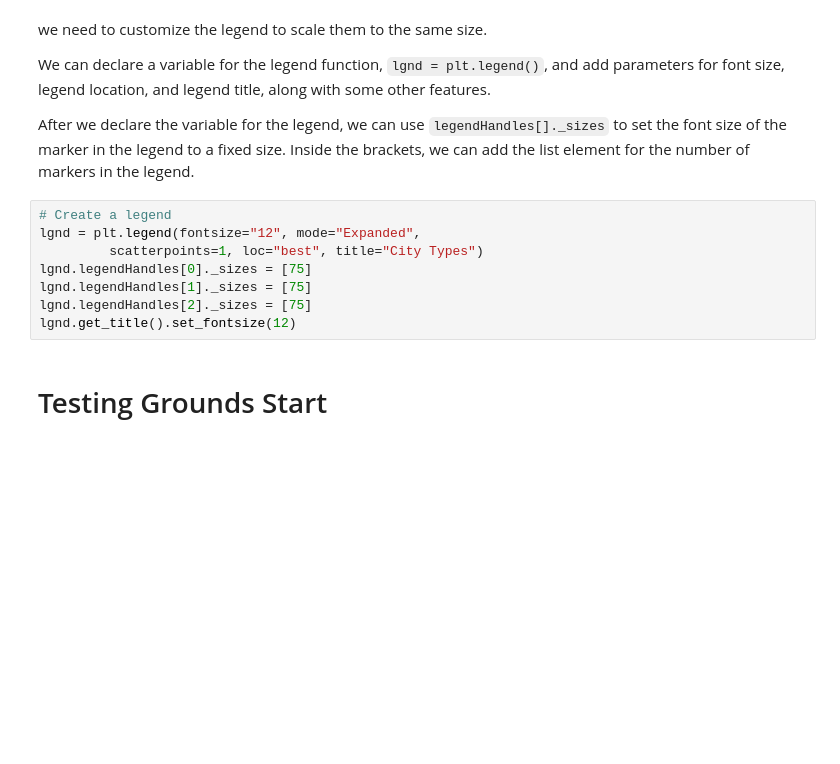
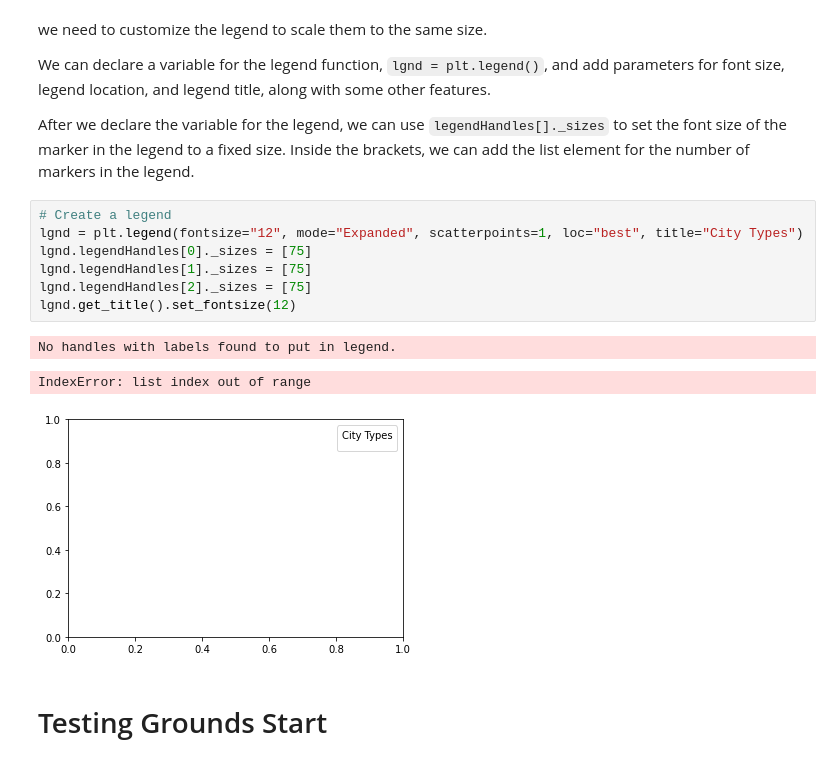
Before and after one commit to christybell/PyBer_Analysis, a Jupyter notebook: PyBer.ipynb, the cells around one changed output. Saved outputs shown, nothing was run; the diff lists cells and outputs as text; blank space fills up the shorter version.

```diff
--- a/PyBer.ipynb
+++ b/PyBer.ipynb
@@ -416,12 +416,15 @@ We can declare a variable for the legend function, `lgnd = plt.legend()`, and ad
 After we declare the variable for the legend, we can use `legendHandles[]._sizes` to set the font size of the marker in the legend to a fixed size. Inside the brackets, we can add the list element for the number of markers in the legend.
 # %%
 # Create a legend
-lgnd = plt.legend(fontsize="12", mode="Expanded",
-         scatterpoints=1, loc="best", title="City Types")
+lgnd = plt.legend(fontsize="12", mode="Expanded", scatterpoints=1, loc="best", title="City Types")
 lgnd.legendHandles[0]._sizes = [75]
 lgnd.legendHandles[1]._sizes = [75]
 lgnd.legendHandles[2]._sizes = [75]
 lgnd.get_title().set_fontsize(12)
+# %% [output]
+No handles with labels found to put in legend.
+IndexError: list index out of range
+[figure, added]
 # %% [markdown]
 # Testing Grounds Start
 # %%
```
Also changed, not shown: parts of 7 cells of this notebook, 2 other files.
